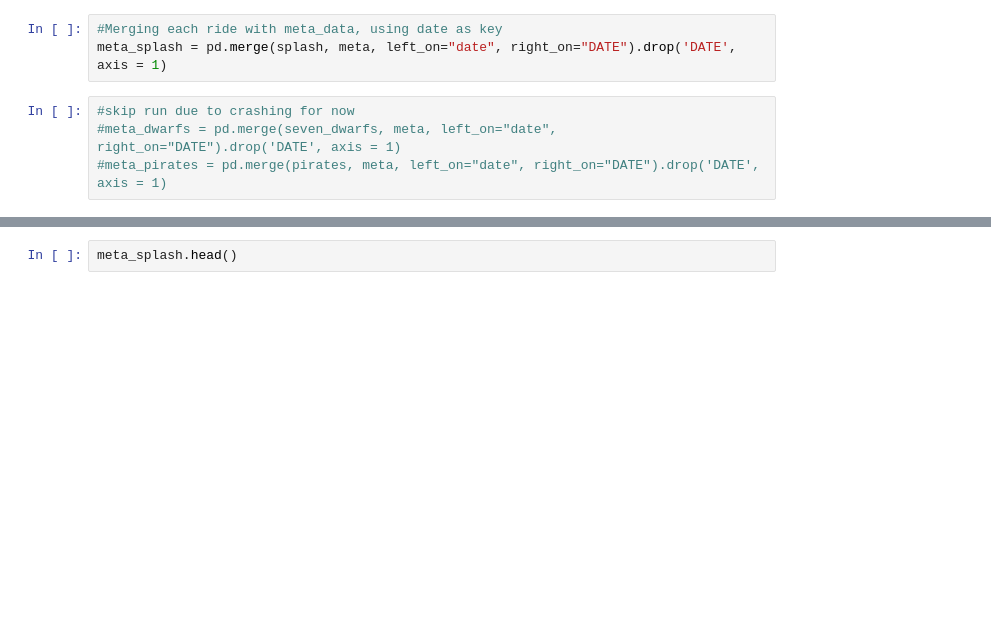
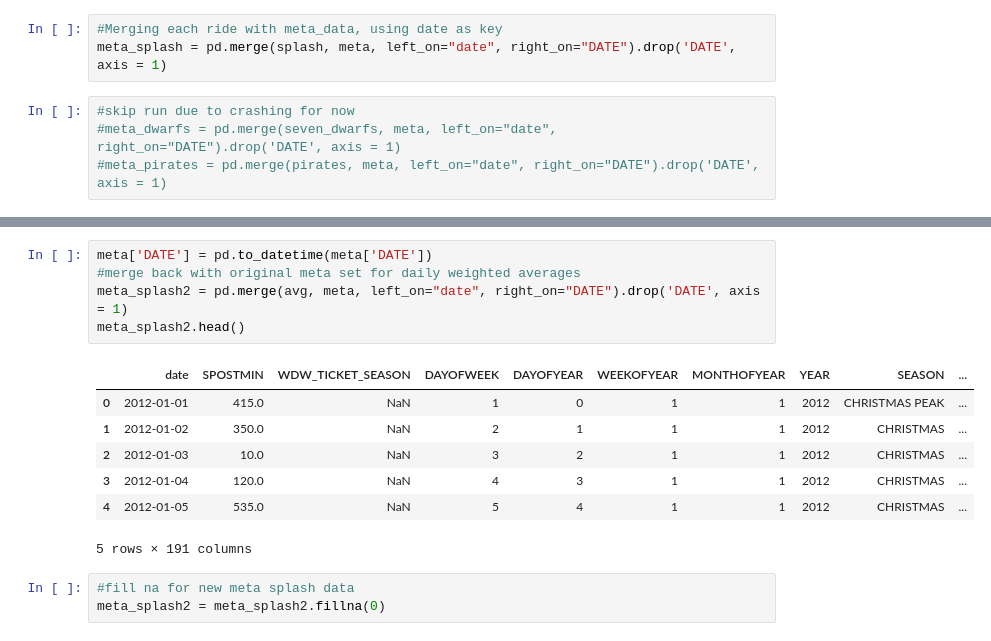
Before and after one commit to daviding11/Splash-Mountain-Wait-Time-Analysis, a Jupyter notebook: DataWrangling-Copy1-LW.ipynb, the cells around one changed output, grey strips where cells are left out. Drawn from its saved outputs; the diff is of its cells as text; blank space fills up the shorter version.

```diff
--- a/DataWrangling-Copy1-LW.ipynb
+++ b/DataWrangling-Copy1-LW.ipynb
@@ -101,2 +87,16 @@ avg.head()
-# %%
-meta_splash.head()
+# %%
+meta['DATE'] = pd.to_datetime(meta['DATE'])
+#merge back with original meta set for daily weighted averages
+meta_splash2 = pd.merge(avg, meta, left_on="date", right_on="DATE").drop('DATE', axis = 1)
+meta_splash2.head()
+# %% [output]
+|  | date | SPOSTMIN | WDW_TICKET_SEASON | DAYOFWEEK | DAYOFYEAR | WEEKOFYEAR | MONTHOFYEAR | YEAR | SEASON | ... |
+| 0 | 2012-01-01 | 415.0 | NaN | 1 | 0 | 1 | 1 | 2012 | CHRISTMAS PEAK | ... |
+| 1 | 2012-01-02 | 350.0 | NaN | 2 | 1 | 1 | 1 | 2012 | CHRISTMAS | ... |
+| 2 | 2012-01-03 | 10.0 | NaN | 3 | 2 | 1 | 1 | 2012 | CHRISTMAS | ... |
+| 3 | 2012-01-04 | 120.0 | NaN | 4 | 3 | 1 | 1 | 2012 | CHRISTMAS | ... |
+| 4 | 2012-01-05 | 535.0 | NaN | 5 | 4 | 1 | 1 | 2012 | CHRISTMAS | ... |
+5 rows × 191 columns
+# %%
+#fill na for new meta splash data
+meta_splash2 = meta_splash2.fillna(0)
```
Also changed, not shown: parts of 6 cells of this notebook.
